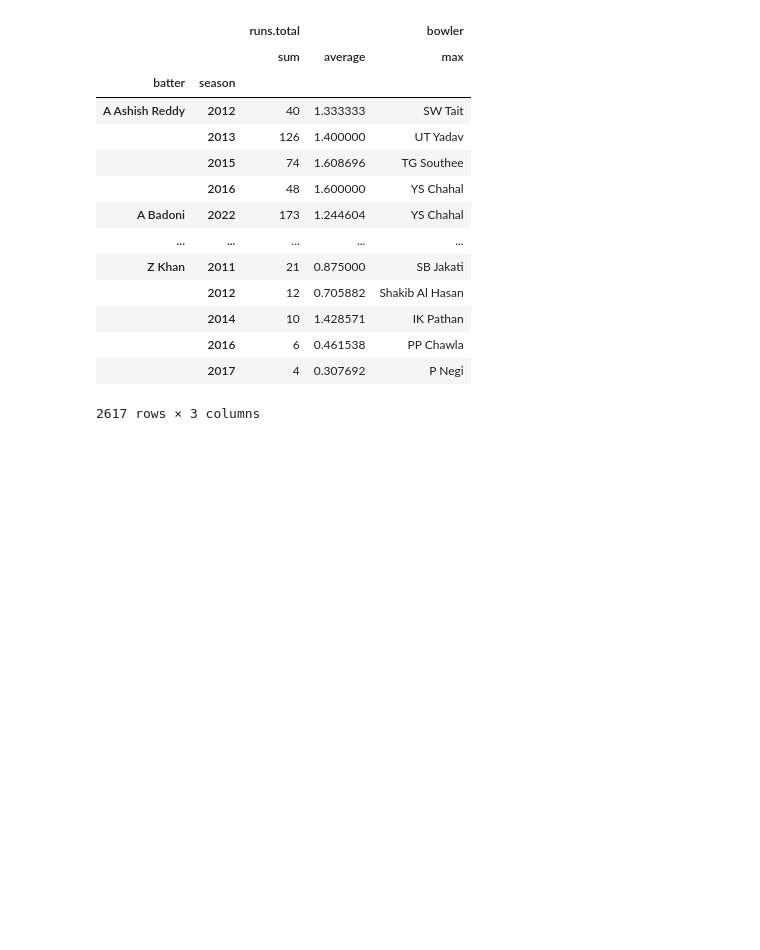
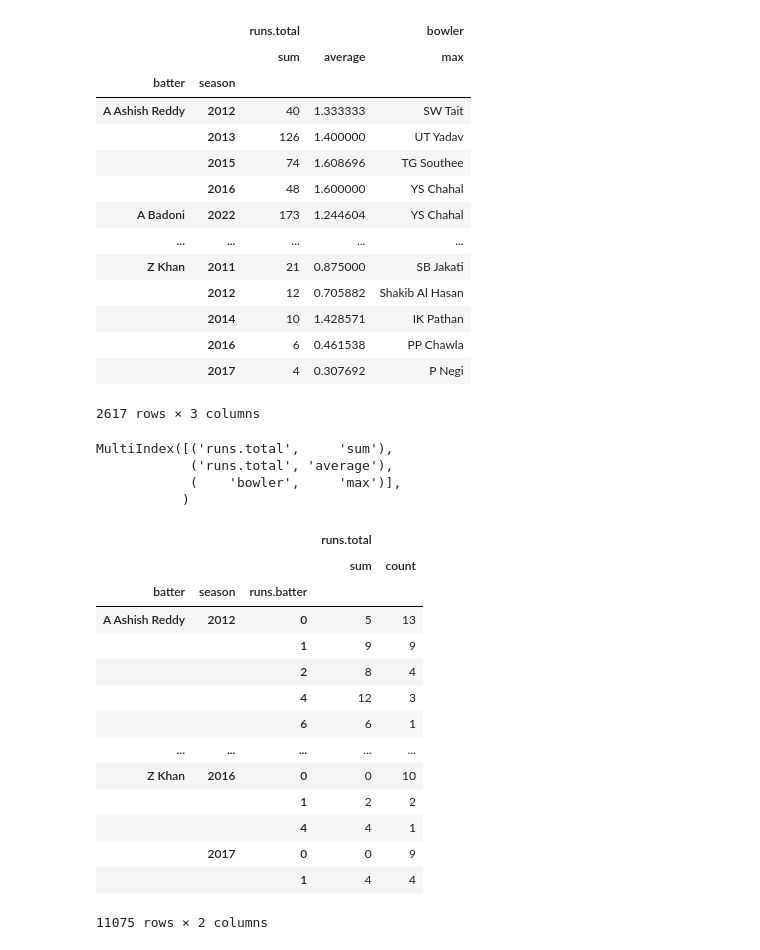
Before and after one commit to mashriram/ipl_analysis, a Jupyter notebook: load_ball_by_ball_data.ipynb, the cells around one changed output. Drawn from its saved outputs; the diff is of its cells as text; code cells hidden in the pictures; blank space fills up the shorter version.

```diff
--- a/load_ball_by_ball_data.ipynb
+++ b/load_ball_by_ball_data.ipynb
@@ -302,3 +342,10 @@ df_merged.groupby(['batter','season']).agg({'runs.total':[np.sum,np.average],'bo
 |  | 2016 | 6 | 0.461538 | PP Chawla |
 |  | 2017 | 4 | 0.307692 | P Negi |
 2617 rows × 3 columns
+# %%
+batter_total.columns
+# %% [output]
+MultiIndex([('runs.total',     'sum'),
+            ('runs.total', 'average'),
+            (    'bowler',     'max')],
+           )
@@ -304,0 +354,18 @@ df_merged.groupby(['batter','season']).agg({'runs.total':[np.sum,np.average],'bo
+# %%
+batter_scores_count
+# %% [output]
+|  |  |  | runs.total |  |
+|  |  |  | sum | count |
+| batter | season | runs.batter |  |  |
+| A Ashish Reddy | 2012 | 0 | 5 | 13 |
+|  |  | 1 | 9 | 9 |
+|  |  | 2 | 8 | 4 |
+|  |  | 4 | 12 | 3 |
+|  |  | 6 | 6 | 1 |
+| ... | ... | ... | ... | ... |
+| Z Khan | 2016 | 0 | 0 | 10 |
+|  |  | 1 | 2 | 2 |
+|  |  | 4 | 4 | 1 |
+|  | 2017 | 0 | 0 | 9 |
+|  |  | 1 | 4 | 4 |
+11075 rows × 2 columns
```
Also changed, not shown: parts of 29 cells of this notebook, 3 other files.
